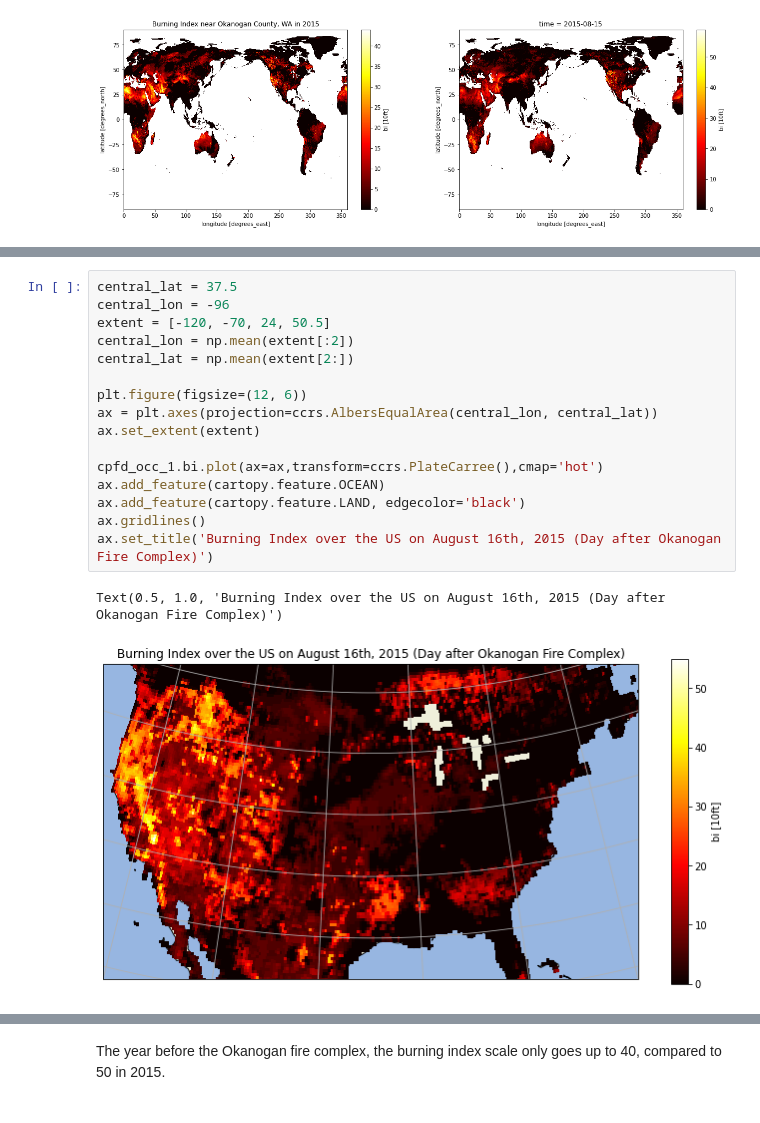
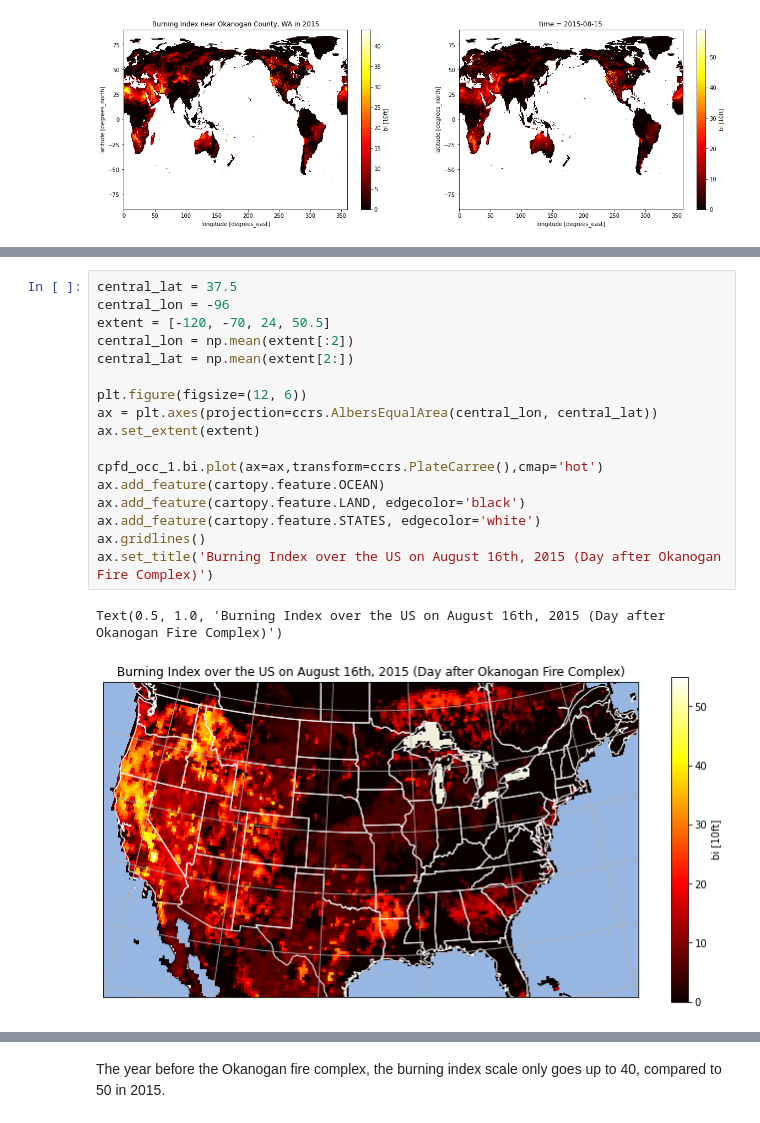
Before and after one commit to SophKJ/finalproject_fall21, a Jupyter notebook: FireFuelEmissions.ipynb, the cells around one changed output, grey strips where cells are left out. Drawn from its saved outputs; the diff is of its cells as text.

```diff
--- a/FireFuelEmissions.ipynb
+++ b/FireFuelEmissions.ipynb
@@ -403,22 +424,23 @@ Text(0.5, 1.0, 'Burning Index over the US on August 15th, 2015 (Day of Okanogan
 # %%
 central_lat = 37.5
 central_lon = -96
 extent = [-120, -70, 24, 50.5]
 central_lon = np.mean(extent[:2])
 central_lat = np.mean(extent[2:])
 
 plt.figure(figsize=(12, 6))
 ax = plt.axes(projection=ccrs.AlbersEqualArea(central_lon, central_lat))
 ax.set_extent(extent)
 
 cpfd_occ_1.bi.plot(ax=ax,transform=ccrs.PlateCarree(),cmap='hot')
 ax.add_feature(cartopy.feature.OCEAN)
 ax.add_feature(cartopy.feature.LAND, edgecolor='black')
+ax.add_feature(cartopy.feature.STATES, edgecolor='white')
 ax.gridlines()
 ax.set_title('Burning Index over the US on August 16th, 2015 (Day after Okanogan Fire Complex)')
 # %% [output]
 Text(0.5, 1.0, 'Burning Index over the US on August 16th, 2015 (Day after Okanogan Fire Complex)')
-[figure, old version]
+[figure, new version]
 # %%
 import cartopy.feature as cfeature
 import numpy as np
```
Also changed, not shown: parts of 4 cells of this notebook.
